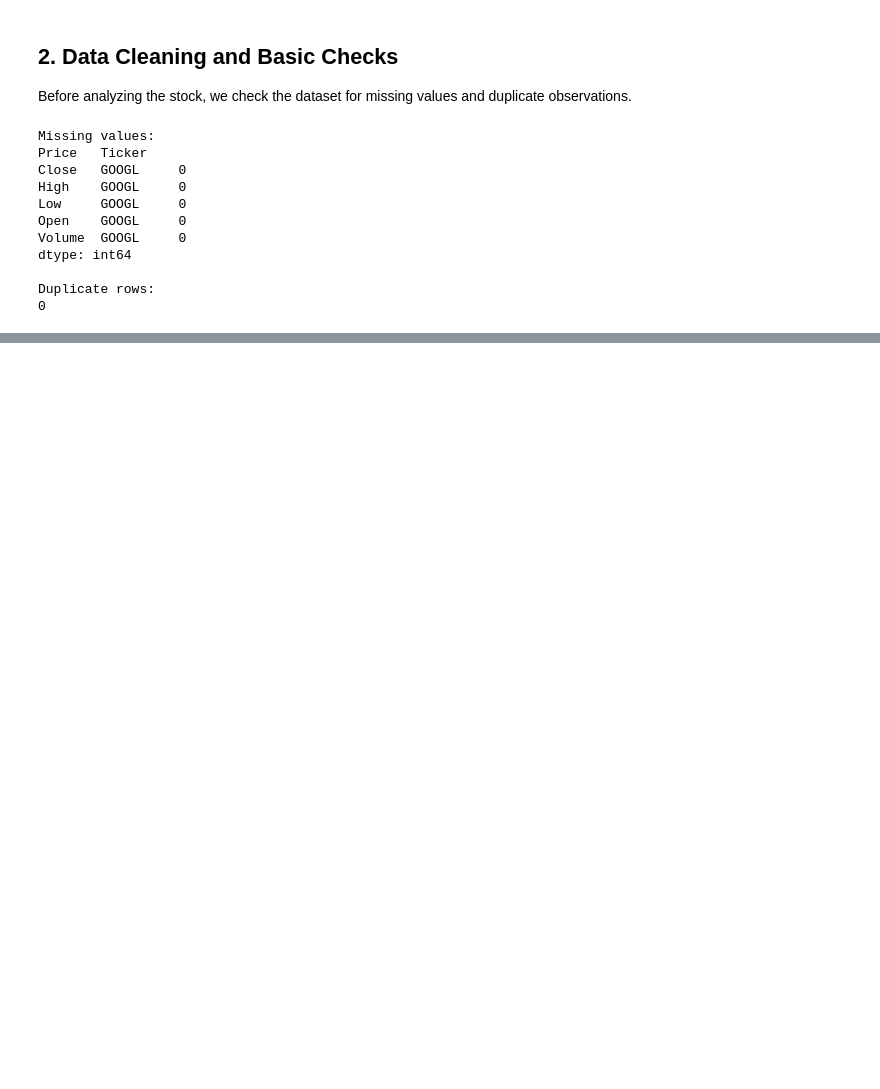
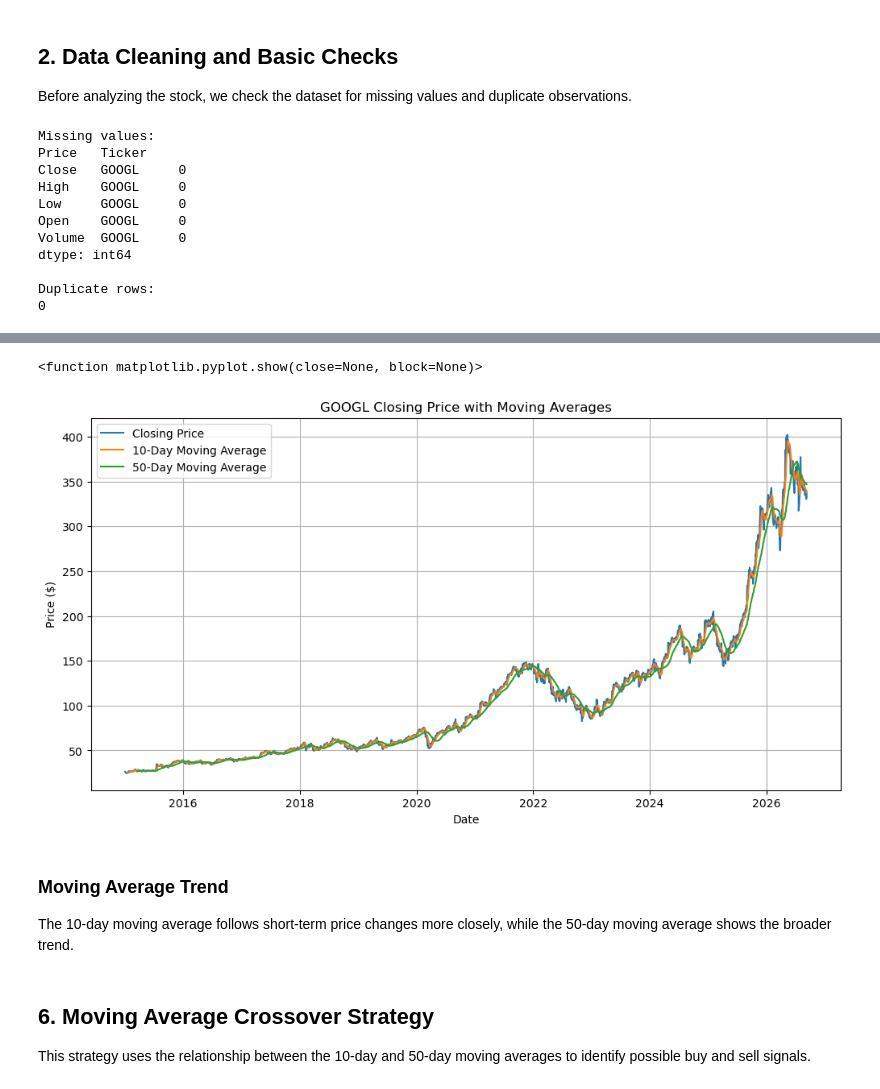
Before and after one commit to Jflo2412/google-stock-analysis, a Jupyter notebook: GOOGL_Stock_Analysis.ipynb, the cells around one changed output, grey strips where cells are left out. Drawn from its saved outputs; the diff is of its cells as text; code cells hidden in the pictures; blank space fills up the shorter version.

```diff
--- a/GOOGL_Stock_Analysis.ipynb
+++ b/GOOGL_Stock_Analysis.ipynb
@@ -99,0 +171,5 @@ Duplicate rows:
+# %%
+data['MA10'] = data['Close']['GOOGL'].rolling(window=10).mean()
+data['MA50'] = data['Close']['GOOGL'].rolling(window=50).mean()
+
+data[['MA10', 'MA50']].tail()
@@ -99,0 +185,26 @@ Duplicate rows:
+# %%
+plt.figure(figsize=(12, 6))
+
+plt.plot(data.index, data['Close']['GOOGL'], label='Closing Price')
+plt.plot(data.index, data['MA10'], label='10-Day Moving Average')
+plt.plot(data.index, data['MA50'], label='50-Day Moving Average')
+
+plt.title('GOOGL Closing Price with Moving Averages')
+plt.xlabel('Date')
+plt.ylabel('Price ($)')
+
+plt.legend()
+plt.grid(True)
+
+plt.show
+# %% [output]
+<function matplotlib.pyplot.show(close=None, block=None)>
+[figure, added]
+# %% [markdown]
+### Moving Average Trend
+
+The 10-day moving average follows short-term price changes more closely, while the 50-day moving average shows the broader trend.
+# %% [markdown]
+## 6. Moving Average Crossover Strategy
+
+This strategy uses the relationship between the 10-day and 50-day moving averages to identify possible buy and sell signals.
```
Also changed, not shown: parts of 38 cells of this notebook.
